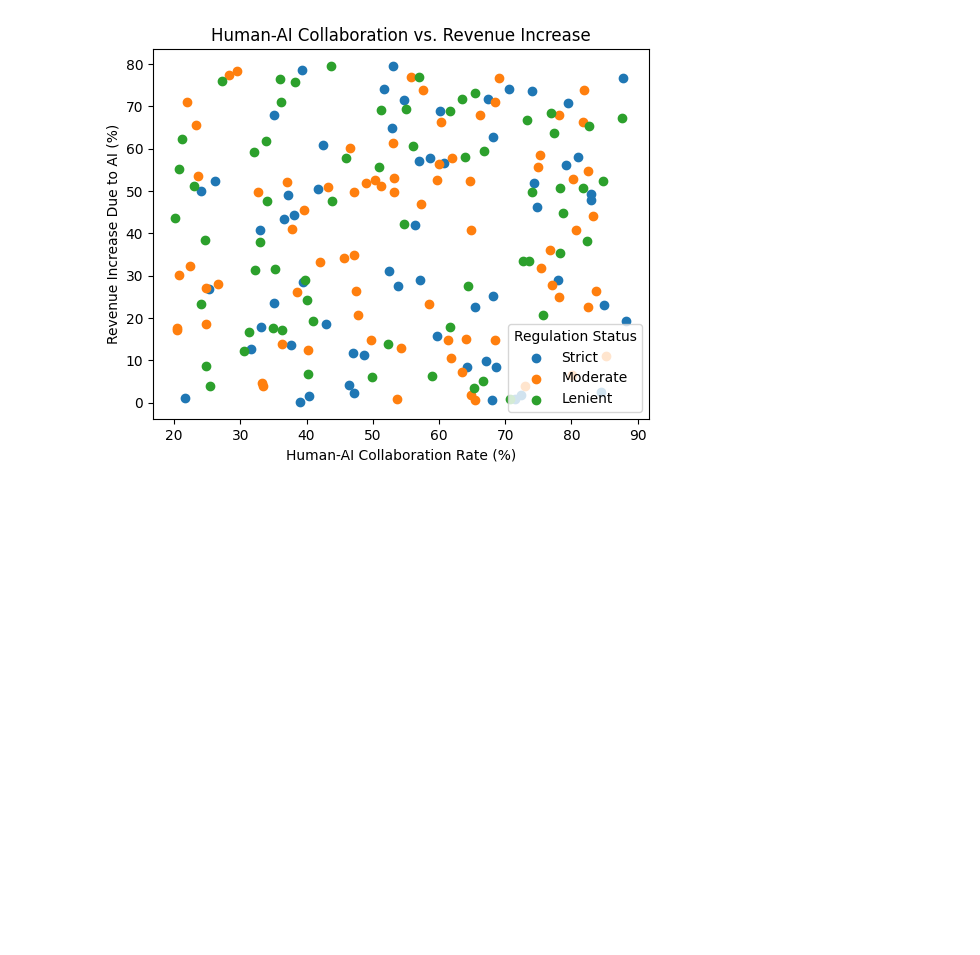
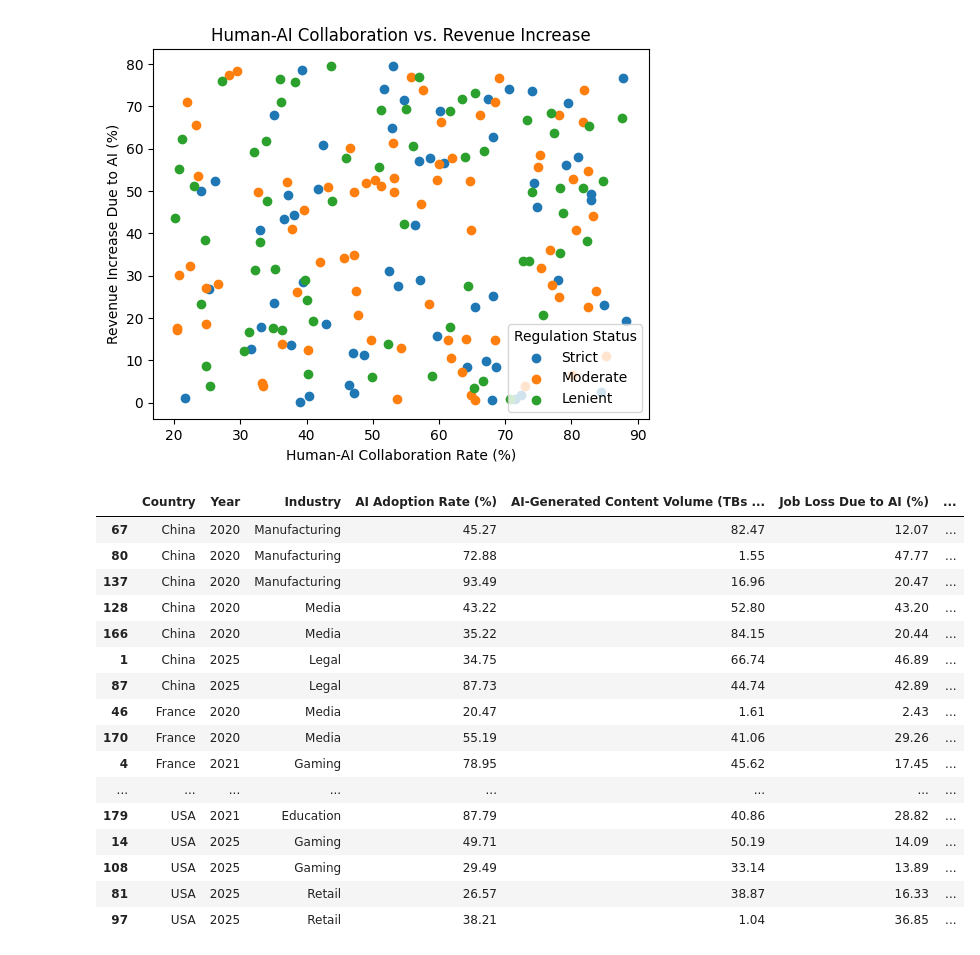
Before and after one commit to BeanQueso/dsrp, a Jupyter notebook: main.ipynb, the cells around one changed output. Cells and saved outputs as stored; diff of their text form; code cells hidden in the pictures; blank space fills up the shorter version.

```diff
--- a/main.ipynb
+++ b/main.ipynb
@@ -54,3 +54,7 @@ Data columns (total 12 columns):
  11  Market Share of AI Companies (%)            200 non-null    float64
 dtypes: float64(7), int64(1), object(4)
 memory usage: 18.9+ KB
+# %%
+ai_digital_media.drop_duplicates(inplace=True)
+ai_digital_media.reset_index(drop=True, inplace=True)
+ai_digital_media.info()
@@ -73,3 +97,25 @@ plt.legend(title='Regulation Status')
 plt.show()
 # %% [output]
 [figure]
+# %%
+repeated_groups = ai_digital_media[ai_digital_media.duplicated(subset=['Country', 'Year', 'Industry'], keep=False)].sort_values(['Country', 'Year', 'Industry'])
+
+repeated_groups
+# %% [output]
+|  | Country | Year | Industry | AI Adoption Rate (%) | AI-Generated Content Volume (TBs ... | Job Loss Due to AI (%) | ... |
+| 67 | China | 2020 | Manufacturing | 45.27 | 82.47 | 12.07 | ... |
+| 80 | China | 2020 | Manufacturing | 72.88 | 1.55 | 47.77 | ... |
+| 137 | China | 2020 | Manufacturing | 93.49 | 16.96 | 20.47 | ... |
+| 128 | China | 2020 | Media | 43.22 | 52.80 | 43.20 | ... |
+| 166 | China | 2020 | Media | 35.22 | 84.15 | 20.44 | ... |
+| 1 | China | 2025 | Legal | 34.75 | 66.74 | 46.89 | ... |
+| 87 | China | 2025 | Legal | 87.73 | 44.74 | 42.89 | ... |
+| 46 | France | 2020 | Media | 20.47 | 1.61 | 2.43 | ... |
+| 170 | France | 2020 | Media | 55.19 | 41.06 | 29.26 | ... |
+| 4 | France | 2021 | Gaming | 78.95 | 45.62 | 17.45 | ... |
+| ... | ... | ... | ... | ... | ... | ... | ... |
+| 179 | USA | 2021 | Education | 87.79 | 40.86 | 28.82 | ... |
+| 14 | USA | 2025 | Gaming | 49.71 | 50.19 | 14.09 | ... |
+| 108 | USA | 2025 | Gaming | 29.49 | 33.14 | 13.89 | ... |
+| 81 | USA | 2025 | Retail | 26.57 | 38.87 | 16.33 | ... |
+| 97 | USA | 2025 | Retail | 38.21 | 1.04 | 36.85 | ... |
```
Also changed, not shown: parts of 2 cells of this notebook.
